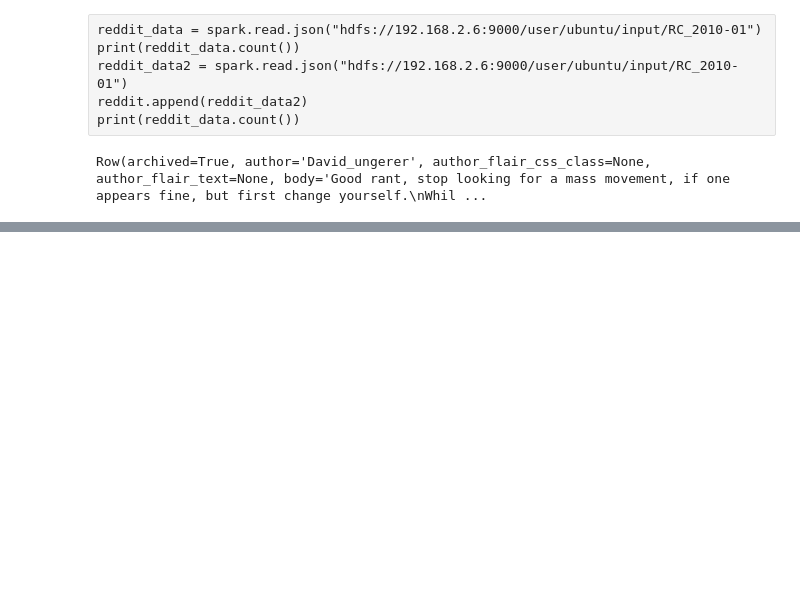
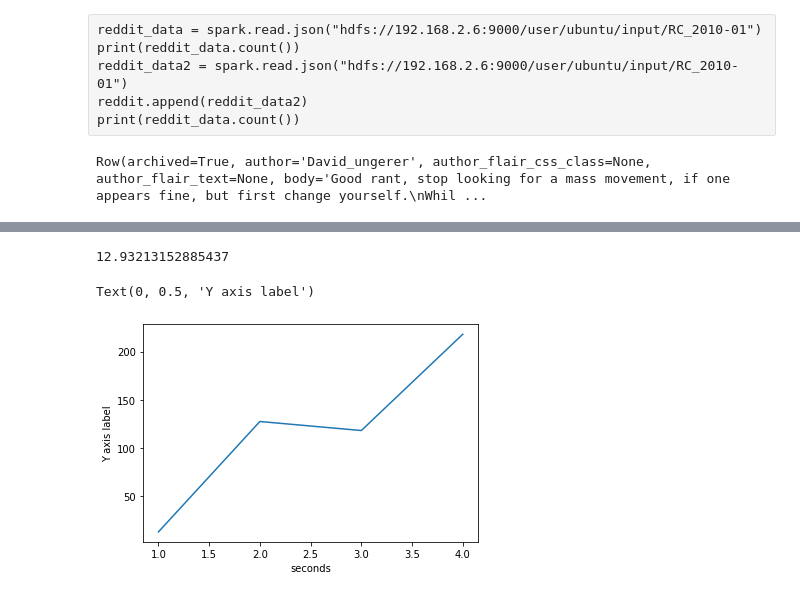
Before and after one commit to Wiiberg/Dataengineering1_project-, a Jupyter notebook: test.ipynb, the cells around one changed output, grey strips where cells are left out. Drawn from its saved outputs; the diff is of its cells as text; code cells hidden in the pictures; blank space fills up the shorter version.

```diff
--- a/test.ipynb
+++ b/test.ipynb
@@ -131,0 +217,4 @@ AttributeError: 'Figure' object has no attribute 'set_xlabel'
+# %%
+t2
+# %% [output]
+12.93213152885437
@@ -131,0 +227,26 @@ AttributeError: 'Figure' object has no attribute 'set_xlabel'
+# %%
+#one core
+t2 = 12.93213152885437
+t3 = 127.4151840209961
+t4 = 118.06924057006836
+t5 = 217.9006223678589
+one = t2
+#two cores
+two = t3
+#three cores
+three = t4
+#four cores
+four = t5
+# %%
+import matplotlib.pyplot as plt
+fig = plt.figure()
+x = [1,2,3,4]
+y = [one,two,three,four]
+
+plt.plot(x,y)
+
+plt.xlabel("seconds")
+plt.ylabel("Y axis label")
+# %% [output]
+Text(0, 0.5, 'Y axis label')
+[figure, added]
```
Also changed, not shown: parts of 14 cells of this notebook.
